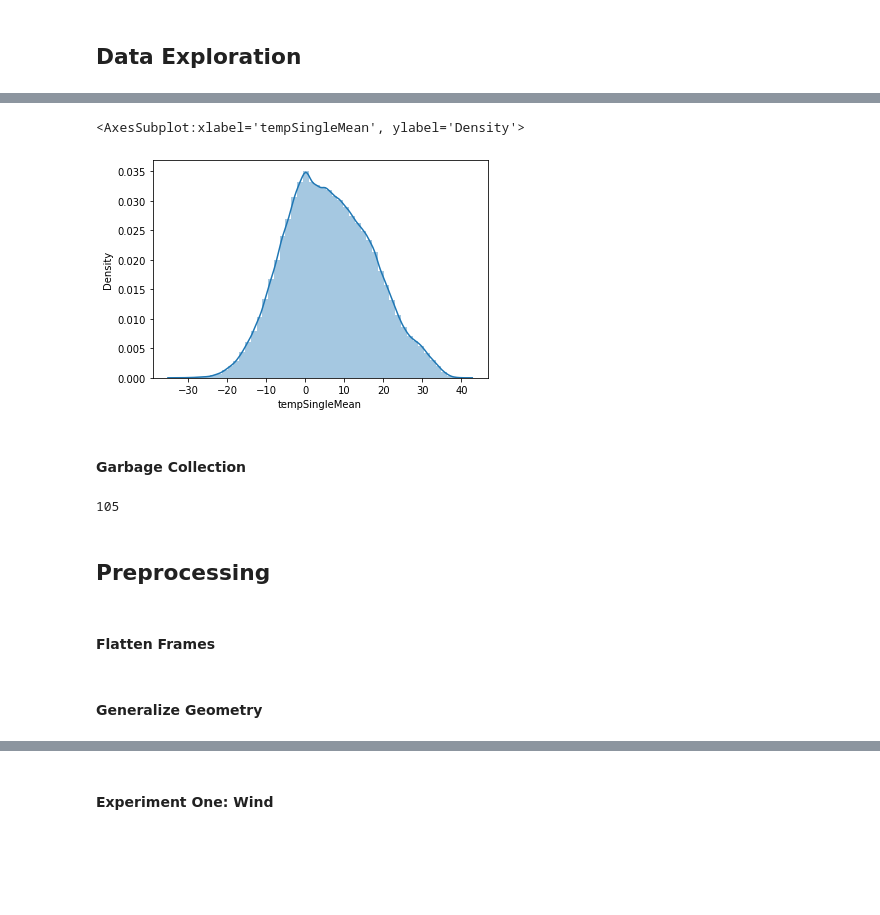
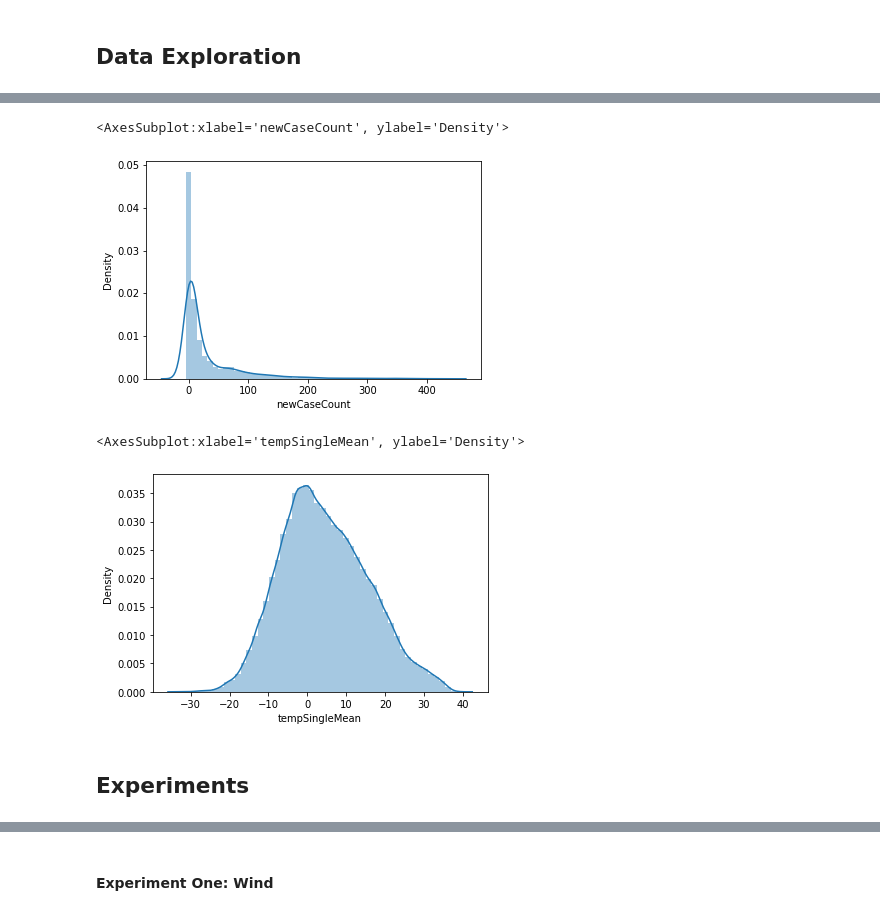
Before and after one commit to christian-westbrook/covid-19-and-weather-patterns, a Jupyter notebook: src/COVID-19 and Weather Patterns.ipynb, the cells around one changed output, grey strips where cells are left out. Drawn from its saved outputs; the diff is of its cells as text; code cells hidden in the pictures; blank space fills up the shorter version.

```diff
--- a/src/COVID-19 and Weather Patterns.ipynb
+++ b/src/COVID-19 and Weather Patterns.ipynb
@@ -132,2 +104,22 @@ covidGeometryFrame.sample(5)
+# %%
+state = 'Colorado'
+counties = {'Colorado': ['Boulder', 'Grand', 'Larimer', 'Logan', 'Weld', 'Yuma']}
+
+if not os.path.exists(f'../data/control.{state}.pkl'):
+    print("Processing COVID dataset")
+    flattenedCovidDataFrame = pd.json_normalize(json.load(open(Path(f'../data/covid_county.{state}/data.json'))))
+    flattenedCovidGeometryFrame = pd.json_normalize(json.load(open(Path(f'../data/covid_county.{state}/linkedGeometry.json'))))
+
+    print("Combining data geometry for COVID dataset")
+    combinedCovidFrame = flattenedCovidDataFrame.set_index('GISJOIN').join(
+        flattenedCovidGeometryFrame.set_index('GISJOIN'), lsuffix='_data', rsuffix='_geo')
+
+    combinedCovidFrame = combinedCovidFrame[combinedCovidFrame.county.isin(counties[state])]
+    combinedCovidFrame['date'] = pd.to_datetime(combinedCovidFrame['dateString']).dt.date
+    print("Finding County Geometries")
+    county_polygons = data_processing.create_county_polygons(state, combinedCovidFrame)
+    combinedCovidFrame.to_pickle(f'../data/control.{state}.pkl')
+else:
+    combinedCovidFrame = pd.read_pickle(f'../data/control.{state}.pkl')
 # %% [markdown]
 #### NEON 2D Wind Dataset
@@ -276,35 +204,14 @@ sns.distplot(covidDataFrame.newCaseCount)
-# %%
-sns.distplot(temperatureDataFrame.tempSingleMean)
-# %% [output]
-<AxesSubplot:xlabel='tempSingleMean', ylabel='Density'>
-[figure, removed]
-# %% [markdown]
-#### Garbage Collection
-# %%
-del covidDataFrame
-del covidLabelsFrame
-del covidGeometryFrame
-
-del windDataFrame
-del windLabelsFrame
-del windGeometryFrame
-
-del pressureDataFrame
-del pressureLabelsFrame
-del pressureGeometryFrame
-
-del temperatureDataFrame
-del temperatureLabelsFrame
-del temperatureGeometryFrame
-
-del populationDataFrame
-del populationLabelsFrame
-del populationGeometryFrame
-
-gc.collect()
-# %% [output]
-105
+# %%
+control = combinedCovidFrame
+sns.distplot(control.newCaseCount)
+# %% [output]
+<AxesSubplot:xlabel='newCaseCount', ylabel='Density'>
+[figure, added]
+# %%
+covidTemperature = pd.read_pickle(f'../data/covidTemperature.{state}.pkl')
+sns.distplot(covidTemperature.tempSingleMean)
+# %% [output]
+<AxesSubplot:xlabel='tempSingleMean', ylabel='Density'>
+[figure, added]
 # %% [markdown]
-## Preprocessing
+## Experiments
-# %% [markdown]
-#### Flatten Frames
@@ -326,2 +217,0 @@ flattenedPopulationGeometryFrame = pd.json_normalize(json.load(open(Path('../dat
-# %% [markdown]
-#### Generalize Geometry
```
Also changed, not shown: parts of 60 cells of this notebook, 1 other file.
